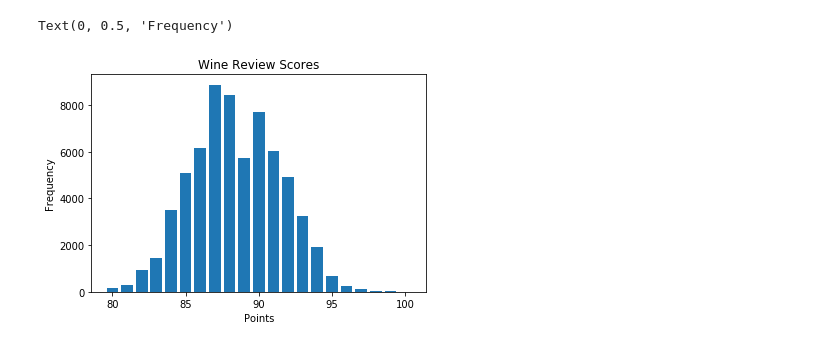
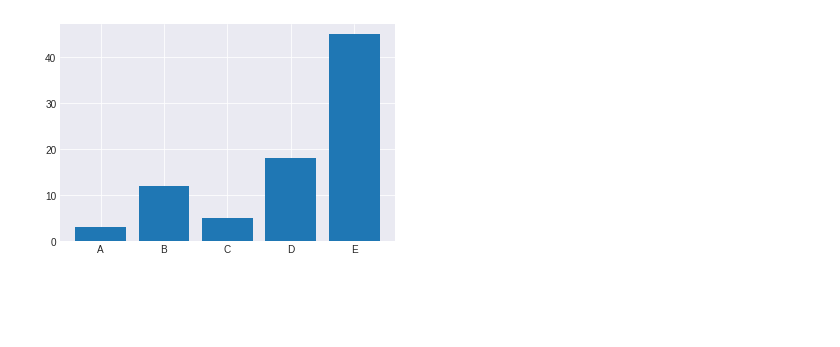
Before and after one commit to chakrabortyraju/MyRepo, a Jupyter notebook: Jupyter_Notebooks/Box_plot.ipynb, the cells around one changed output. Drawn from its saved outputs; the diff is of its cells as text; code cells hidden in the pictures; blank space fills up the shorter version.

```diff
--- a/Jupyter_Notebooks/Box_plot.ipynb
+++ b/Jupyter_Notebooks/Box_plot.ipynb
@@ -289,19 +0,0 @@ plt.show()
-# %%
-# Python is also capable of creating 3d charts. It involves adding a subplot to an existing two-dimensional plot and assigning
-# the projection parameter as 3d.
-
-# Drawing a 3D Plot
-from mpl_toolkits.mplot3d import axes3d
-import matplotlib.pyplot as plt
-
-
-chart = plt.figure()
-chart3d = chart.add_subplot(111, projection='3d')
-
-# Create some test data.
-X, Y, Z = axes3d.get_test_data(0.08)
-
-# Plot a wireframe.
-chart3d.plot_wireframe(X, Y, Z, color='r',rstride=15, cstride=10)
-
-plt.show()
@@ -506,22 +1,32 @@ Text(0, 0.5, 'Frequency')
-# %%
-# Bar Chart
-# A bar chart can be created using the bar method. The bar-chart isn’t automatically calculating the frequency of a category
-# so we are going to use pandas value_counts function to do this. The bar-chart is useful for categorical data that doesn’t have a lot
-# of different categories (less than 30) because else it can get quite messy.
-
-# create a figure and axis
-fig, ax = plt.subplots()
-# count the occurrence of each class
-data = wine_reviews['points'].value_counts()
-# get x and y data
-points = data.index
-frequency = data.values
-# create bar chart
-ax.bar(points, frequency)
-# set title and labels
-ax.set_title('Wine Review Scores')
-ax.set_xlabel('Points')
-ax.set_ylabel('Frequency')
-# %% [output]
-Text(0, 0.5, 'Frequency')
-[figure, removed]
+# %%
+
+'''
+A barplot (or barchart) is one of the most common type of plot. It shows the relationship between a numerical variable and
+a categorical variable. For example, you can display the height of several individuals using bar chart.
+Barcharts are often confounded with histograms, which is highly different. (It has only a numerical variable as input and
+shows its distribution). A common mistake is to use barplots to represent the average value of each group.
+If you have several values per group, showing only the average dissimulate a part of the information.
+In this case, consider doing a boxplot or a violinplot. At least, you should show the number of observation per group and
+the confidence interval of each group. Last tip: ordering the bars often makes the chart more informative.
+'''
+
+#1 Basic Barplot
+
+import numpy as np
+import matplotlib.pyplot as plt
+
+# Make a fake dataset:
+height = [3, 12, 5, 18, 45]
+bars = ('A', 'B', 'C', 'D', 'E')
+y_pos = np.arange(len(bars))
+
+# Create bars
+plt.bar(y_pos, height)
+
+# Create names on the x-axis
+plt.xticks(y_pos, bars)
+
+# Show graphic
+plt.show()
+# %% [output]
+[figure, added]
```
Also changed, not shown: parts of 60 cells of this notebook.
